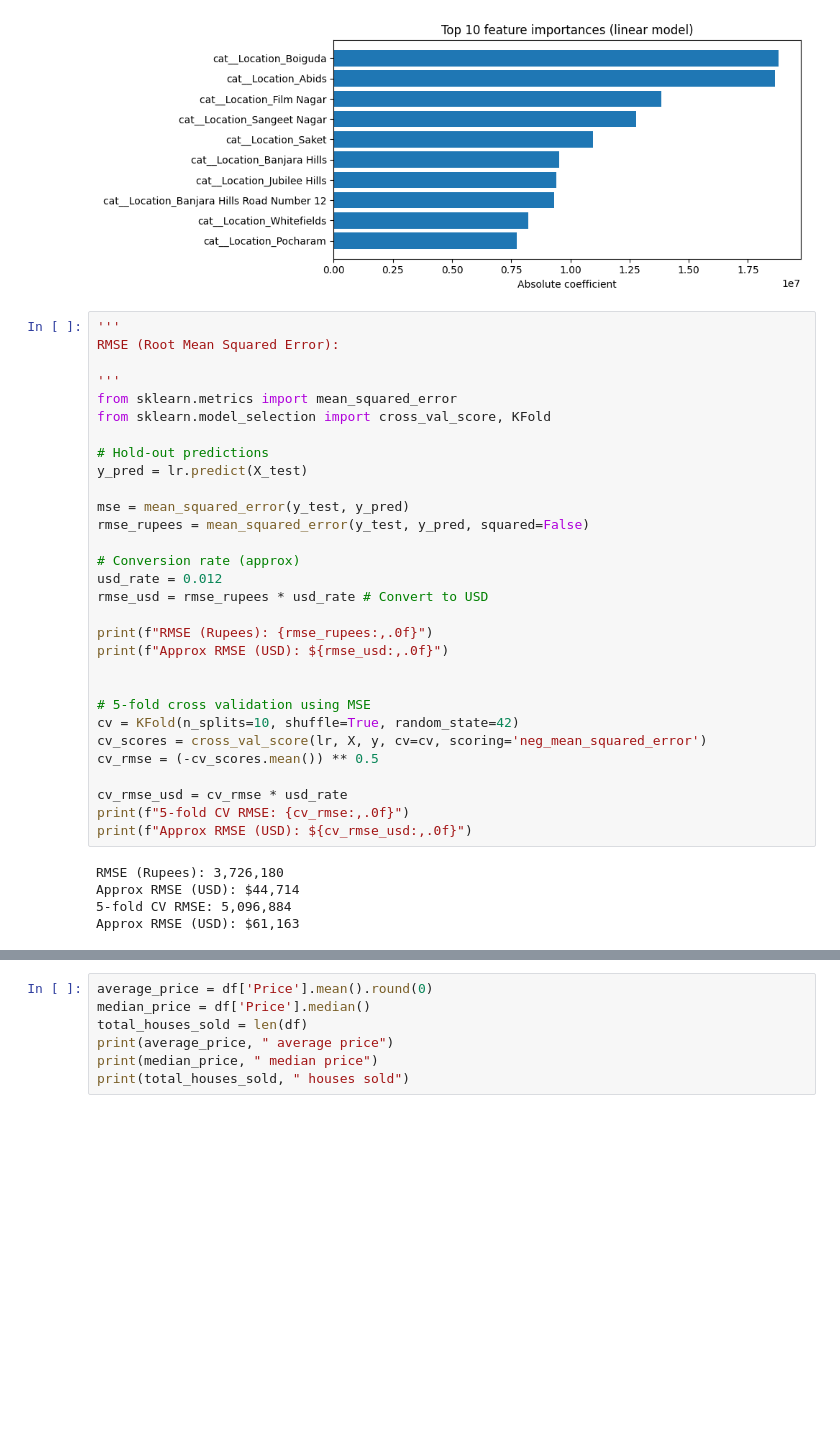
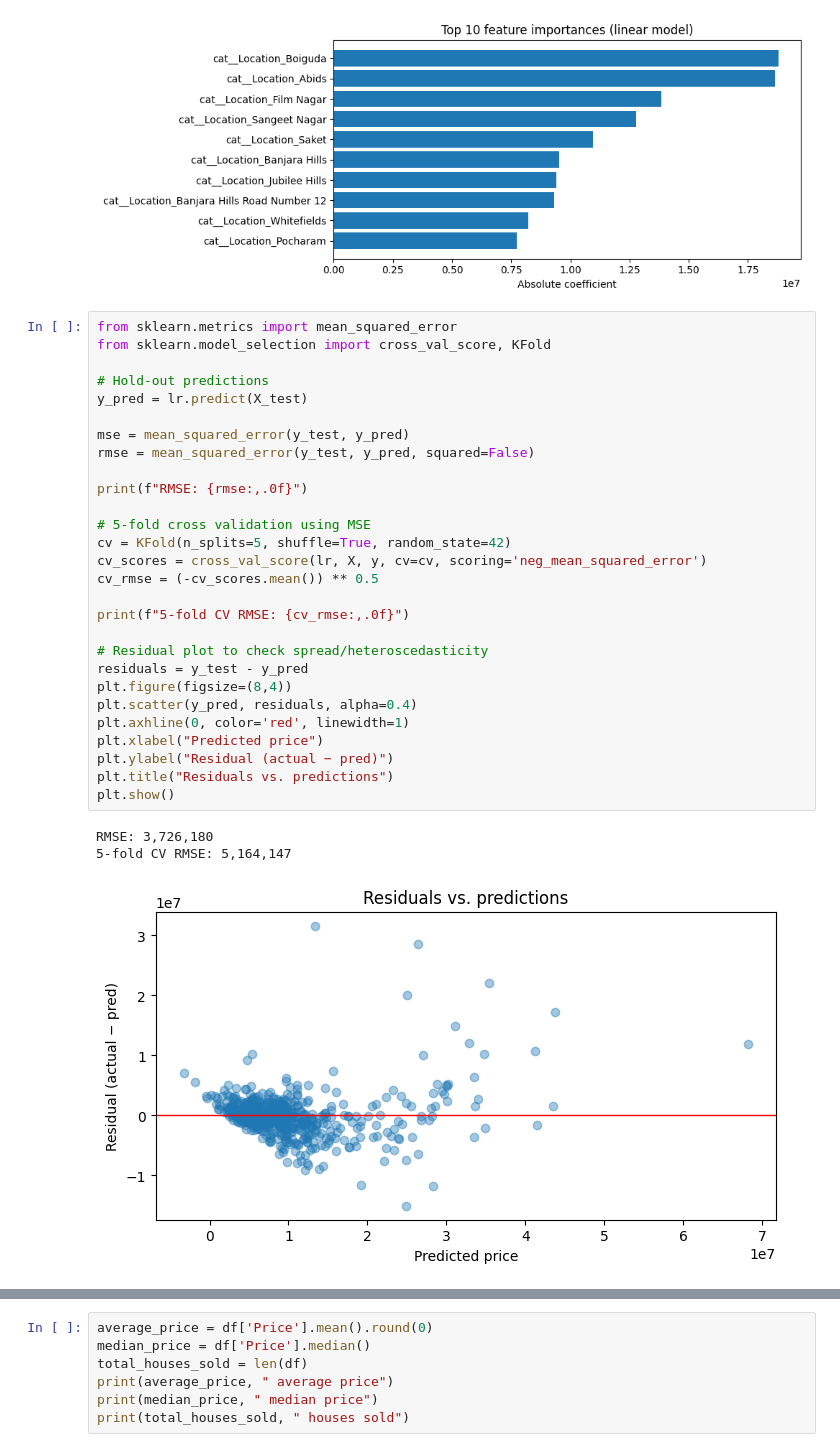
Before and after one commit to ScottySchmidt/ISU-CS-Portfolio, a Jupyter notebook: housing-market-analysis-hyderabad.ipynb, the cells around one changed output, grey strips where cells are left out. Saved outputs shown, nothing was run; the diff lists cells and outputs as text; blank space fills up the shorter version.

```diff
--- a/housing-market-analysis-hyderabad.ipynb
+++ b/housing-market-analysis-hyderabad.ipynb
@@ -134,40 +168,37 @@ plt.show()
 # %% [output]
 [figure]
 # %%
-'''
-RMSE (Root Mean Squared Error):
-
-'''
 from sklearn.metrics import mean_squared_error
 from sklearn.model_selection import cross_val_score, KFold
 
 # Hold-out predictions
 y_pred = lr.predict(X_test)
 
 mse = mean_squared_error(y_test, y_pred)
-rmse_rupees = mean_squared_error(y_test, y_pred, squared=False)
+rmse = mean_squared_error(y_test, y_pred, squared=False)
 
-# Conversion rate (approx)
-usd_rate = 0.012
-rmse_usd = rmse_rupees * usd_rate # Convert to USD
-
-print(f"RMSE (Rupees): {rmse_rupees:,.0f}")
-print(f"Approx RMSE (USD): ${rmse_usd:,.0f}")
-
+print(f"RMSE: {rmse:,.0f}")
 
 # 5-fold cross validation using MSE
-cv = KFold(n_splits=10, shuffle=True, random_state=42)
+cv = KFold(n_splits=5, shuffle=True, random_state=42)
 cv_scores = cross_val_score(lr, X, y, cv=cv, scoring='neg_mean_squared_error')
 cv_rmse = (-cv_scores.mean()) ** 0.5
 
-cv_rmse_usd = cv_rmse * usd_rate
 print(f"5-fold CV RMSE: {cv_rmse:,.0f}")
-print(f"Approx RMSE (USD): ${cv_rmse_usd:,.0f}")
+
+# Residual plot to check spread/heteroscedasticity
+residuals = y_test - y_pred
+plt.figure(figsize=(8,4))
+plt.scatter(y_pred, residuals, alpha=0.4)
+plt.axhline(0, color='red', linewidth=1)
+plt.xlabel("Predicted price")
+plt.ylabel("Residual (actual − pred)")
+plt.title("Residuals vs. predictions")
+plt.show()
 # %% [output]
-RMSE (Rupees): 3,726,180
-Approx RMSE (USD): $44,714
-5-fold CV RMSE: 5,096,884
-Approx RMSE (USD): $61,163
+RMSE: 3,726,180
+5-fold CV RMSE: 5,164,147
+[figure, added]
 # %% [markdown]
 --------------------------------------------
 # Price Analysis - Part 4
```
Also changed, not shown: parts of 2 cells of this notebook.
